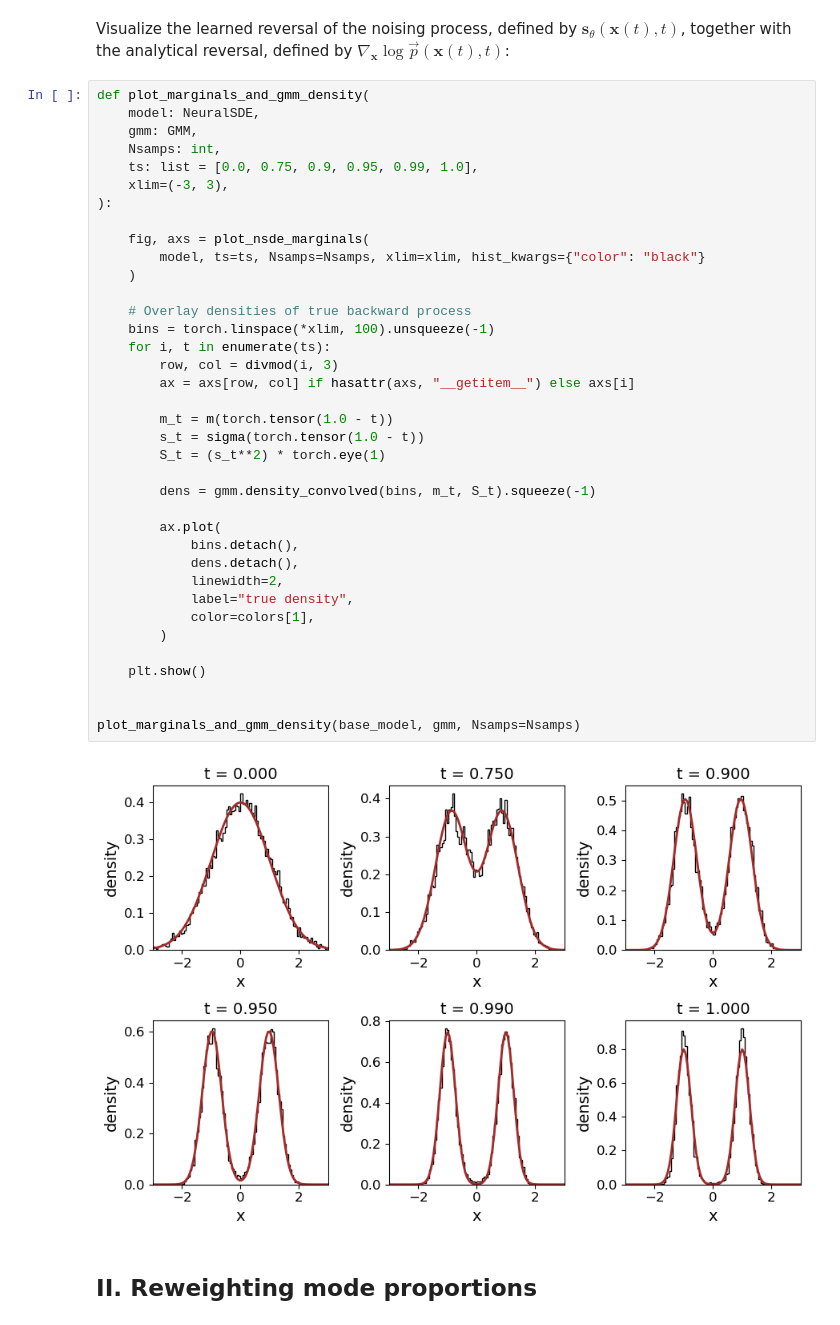
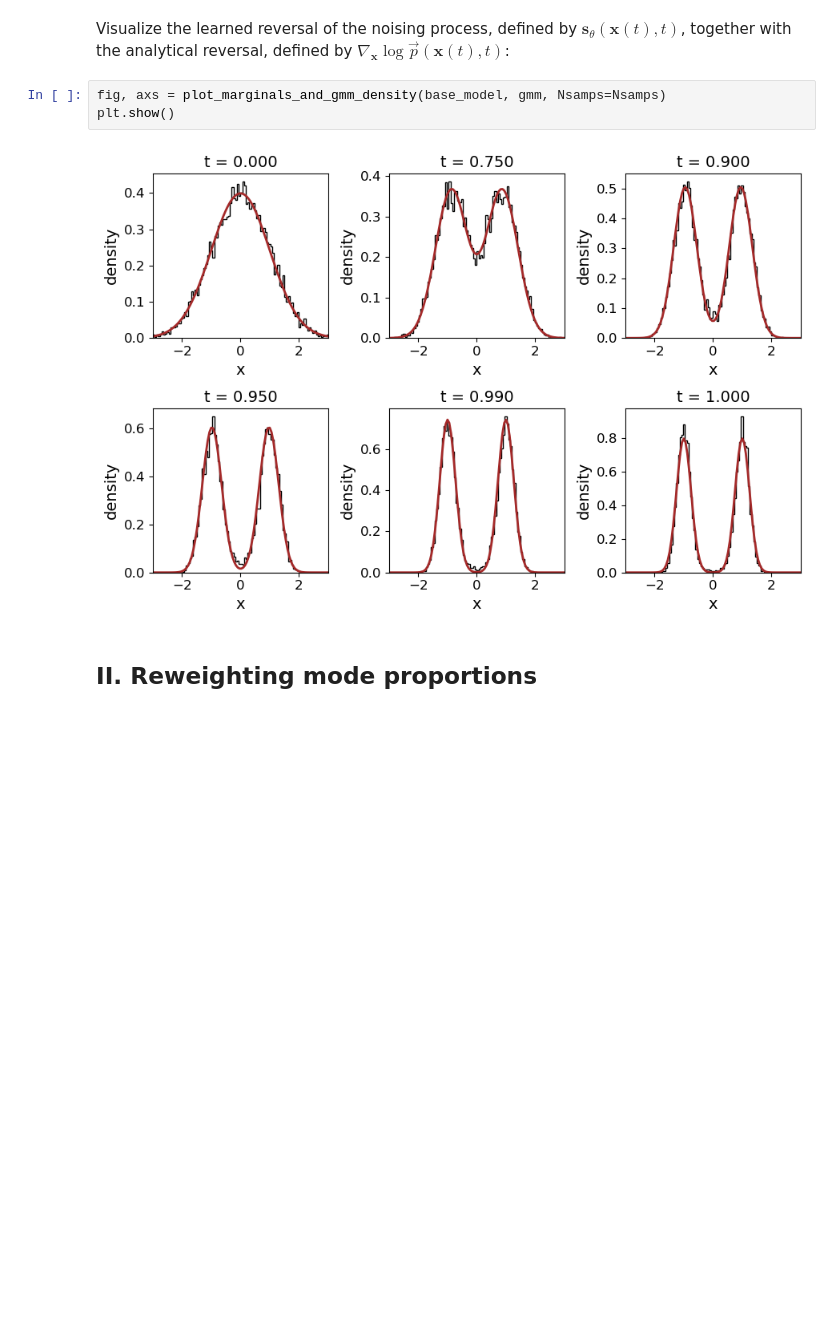
Before and after one commit to smithhenryd/cgm, a Jupyter notebook: neural_sde/gmm_example.ipynb, the cells around one changed output. Drawn from its saved outputs; the diff is of its cells as text; blank space fills up the shorter version.

```diff
--- a/neural_sde/gmm_example.ipynb
+++ b/neural_sde/gmm_example.ipynb
@@ -258,44 +199,10 @@ plt.show()
 # %% [markdown]
 Visualize the learned reversal of the noising process, defined by $\boldsymbol{s}_{\theta}(\boldsymbol{x}(t), t)$, together with the analytical reversal, defined by $\nabla_{\boldsymbol{x}} \log \vec{p}(\boldsymbol{x}(t), t)$:
-# %%
-def plot_marginals_and_gmm_density(
-    model: NeuralSDE,
-    gmm: GMM,
-    Nsamps: int,
-    ts: list = [0.0, 0.75, 0.9, 0.95, 0.99, 1.0],
-    xlim=(-3, 3),
-):
-
-    fig, axs = plot_nsde_marginals(
-        model, ts=ts, Nsamps=Nsamps, xlim=xlim, hist_kwargs={"color": "black"}
-    )
-
-    # Overlay densities of true backward process
-    bins = torch.linspace(*xlim, 100).unsqueeze(-1)
-    for i, t in enumerate(ts):
-        row, col = divmod(i, 3)
-        ax = axs[row, col] if hasattr(axs, "__getitem__") else axs[i]
-
-        m_t = m(torch.tensor(1.0 - t))
-        s_t = sigma(torch.tensor(1.0 - t))
-        S_t = (s_t**2) * torch.eye(1)
-
-        dens = gmm.density_convolved(bins, m_t, S_t).squeeze(-1)
-
-        ax.plot(
-            bins.detach(),
-            dens.detach(),
-            linewidth=2,
-            label="true density",
-            color=colors[1],
-        )
-
-    plt.show()
-
-
-plot_marginals_and_gmm_density(base_model, gmm, Nsamps=Nsamps)
-# %% [output]
-[figure, removed]
+# %%
+fig, axs = plot_marginals_and_gmm_density(base_model, gmm, Nsamps=Nsamps)
+plt.show()
+# %% [output]
+[figure, added]
 # %% [markdown]
 ## II. Reweighting mode proportions
 # %% [markdown]
```
Also changed, not shown: parts of 12 cells of this notebook, 6 other files.
